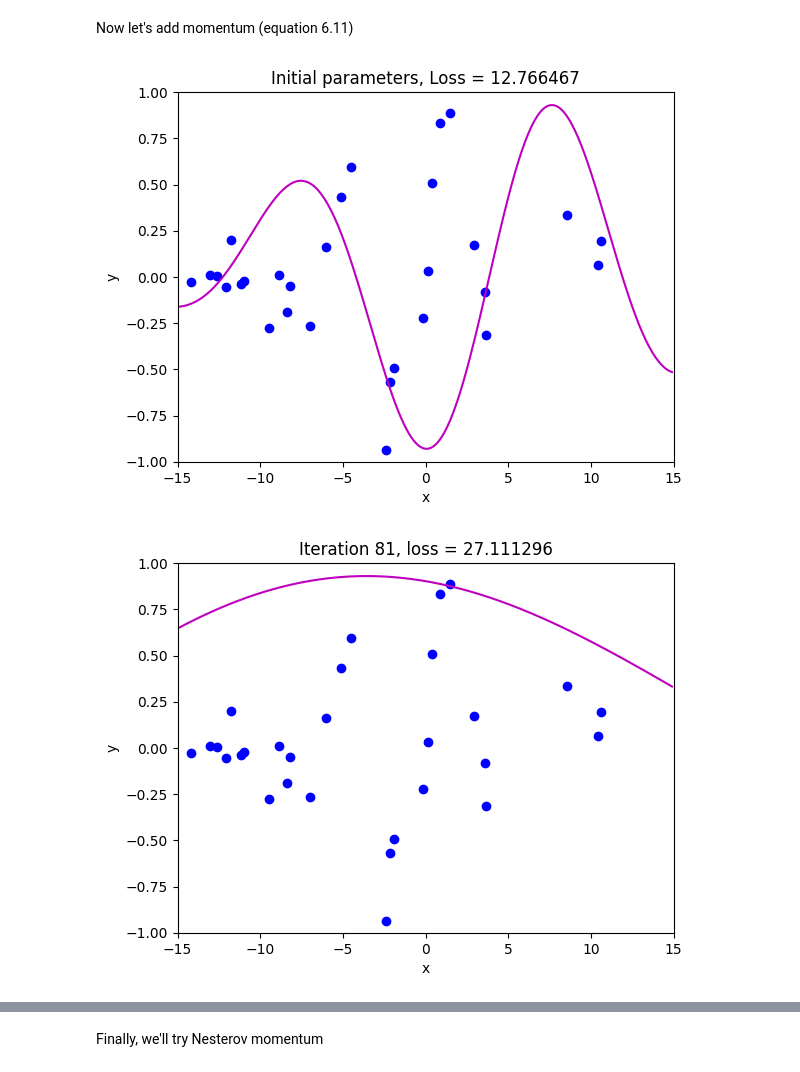
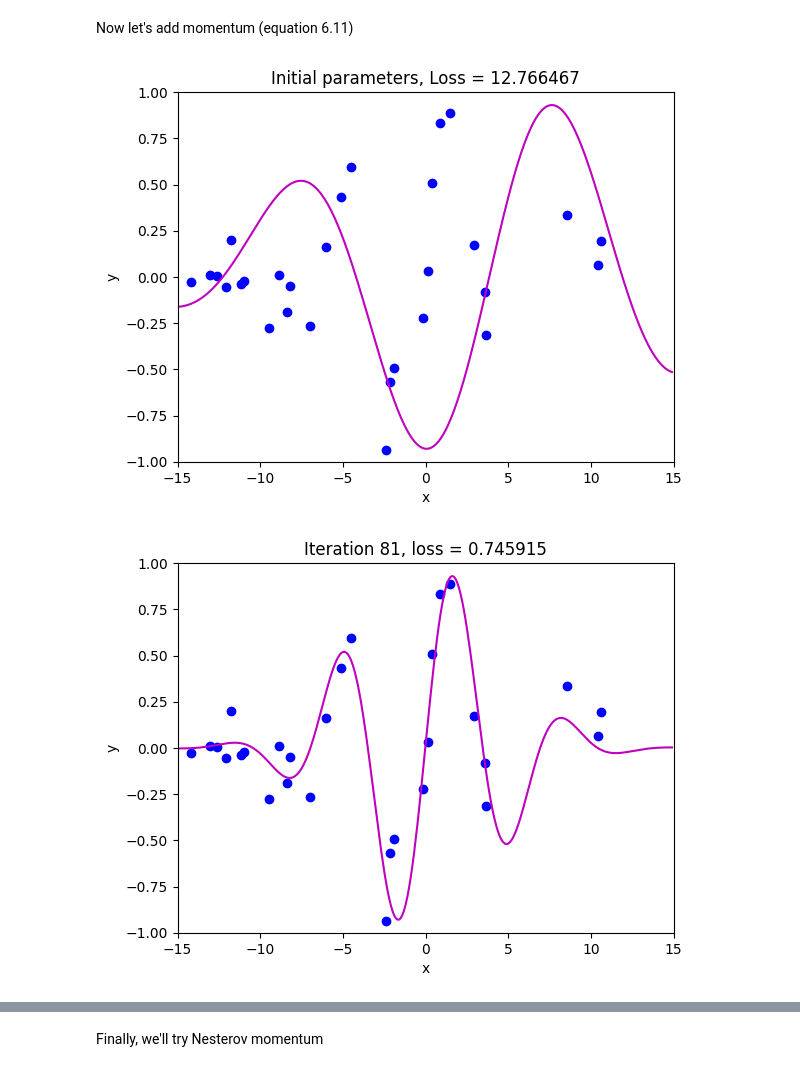
Before and after one commit to jaywhtlw45/167, a Jupyter notebook: chapter-6/6_4_Momentum.ipynb, the cells around one changed output, grey strips where cells are left out. Drawn from its saved outputs; the diff is of its cells as text; code cells hidden in the pictures.

```diff
--- a/chapter-6/6_4_Momentum.ipynb
+++ b/chapter-6/6_4_Momentum.ipynb
@@ -164,32 +164,32 @@ Now let's add momentum (equation 6.11)
 np.random.seed(1)
 # Initialize the parameters
 n_steps = 81
 batch_size = 5
 alpha = 0.6
 beta = 0.6
 momentum = np.zeros([2,1])
 phi_all = np.zeros((2,n_steps+1))
 phi_all[0,0] = -1.5
 phi_all[1,0] = 6.5
 
 # Measure loss and draw initial model
 loss =  compute_loss(data[0,:], data[1,:], model, phi_all[:,0:1])
 draw_model(data,model,phi_all[:,0:1], "Initial parameters, Loss = %f"%(loss))
 
 for c_step in range (n_steps):
   # Choose random batch indices
   batch_index = np.random.permutation(data.shape[1])[0:batch_size]
   # Compute the gradient
   gradient = compute_gradient(data[0,batch_index], data[1,batch_index],  phi_all[:,c_step:c_step+1])
   # TODO -- calculate momentum - replace the line below
-  momentum = beta * momentum - alpha * gradient
+  momentum = beta*momentum+(1-beta)*gradient
 
   # Update the parameters
   phi_all[:,c_step+1:c_step+2] = phi_all[:,c_step:c_step+1] - alpha * momentum
 
 loss =  compute_loss(data[0,:], data[1,:], model, phi_all[:,c_step+1:c_step+2])
 draw_model(data,model,phi_all[:,c_step+1], "Iteration %d, loss = %f"%(c_step+1,loss))
 draw_loss_function(compute_loss, data, model,phi_all)
 # %% [output]
 [figure]
-[figure, old version]
+[figure, new version]
```
Also changed, not shown: parts of 2 cells of this notebook, 1 other file.
